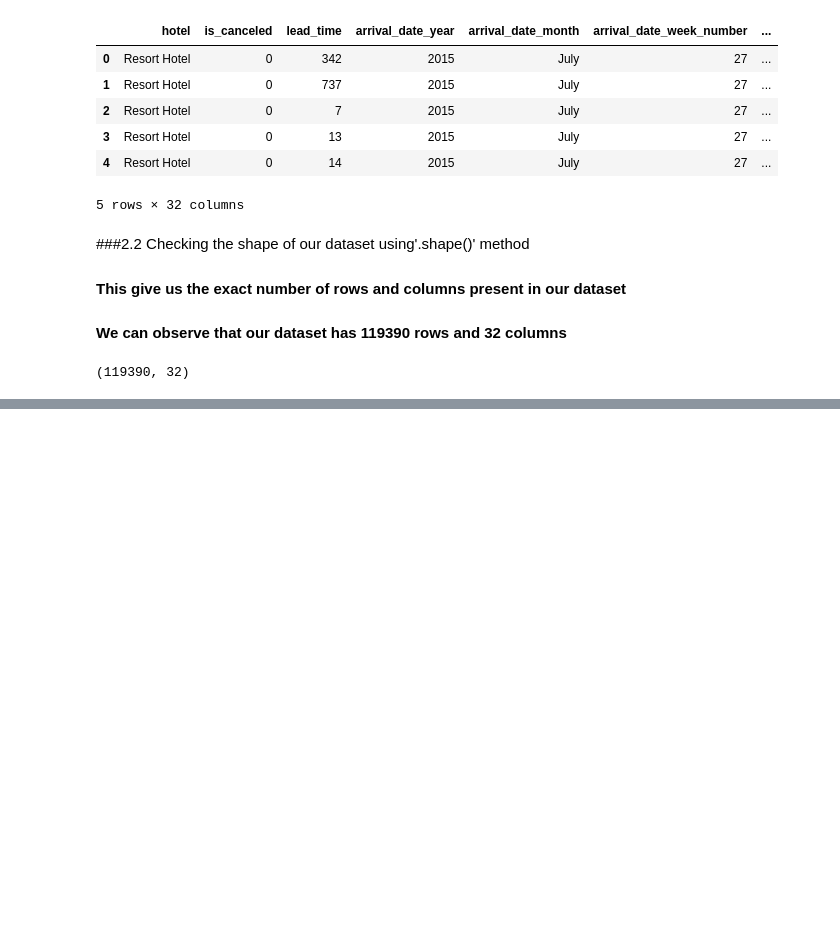
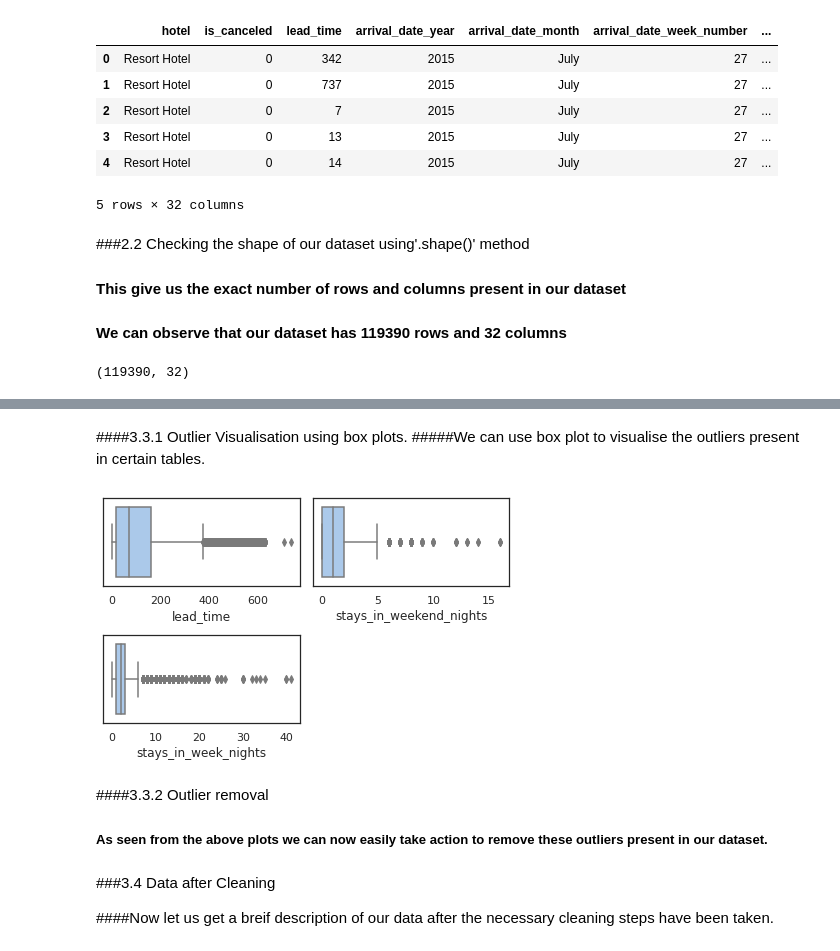
Before and after one commit to ishjadhav/EDA_hotel_booking, a Jupyter notebook: Hotel_Booking_Analysis.ipynb, the cells around one changed output, grey strips where cells are left out. Saved outputs shown, nothing was run; the diff lists cells and outputs as text; code cells hidden in the pictures; blank space fills up the shorter version.

```diff
--- a/Hotel_Booking_Analysis.ipynb
+++ b/Hotel_Booking_Analysis.ipynb
@@ -59,0 +135,6 @@ df.shape
+# %%
+df= df.drop(columns=['agent', 'company'])
+
+df = df.dropna()
+
+print(df.isna().sum(axis=0))
@@ -59,0 +187,2 @@ df.shape
+# %%
+df[['children']] = df[['children']].astype('int64')
@@ -59,0 +192,23 @@ df.shape
+# %% [markdown]
+####3.3.1 Outlier Visualisation using box plots.
+#####We can use box plot to visualise the outliers present in certain tables.
+# %%
+cols = ['lead_time', 'stays_in_weekend_nights', 'stays_in_week_nights']
+index = 1
+
+sns.set_context('notebook')
+sns.set_style("white")
+sns.set_palette('pastel')
+
+for i in cols:
+  plt.subplot(2,2,index)
+  index+=1
+  sns.boxplot(df[i])
+  plt.tight_layout()
+
+plt.show()
+# %% [output]
+[figure, added]
+# %% [markdown]
+####3.3.2 Outlier removal
+##### As seen from the above plots we can now easily take action to remove these outliers present in our dataset.
@@ -59,0 +219,4 @@ df.shape
+# %% [markdown]
+###3.4 Data after Cleaning
+
+####Now let us get a breif description of our data after the necessary cleaning steps have been taken.
```
Also changed, not shown: parts of 35 cells of this notebook.
